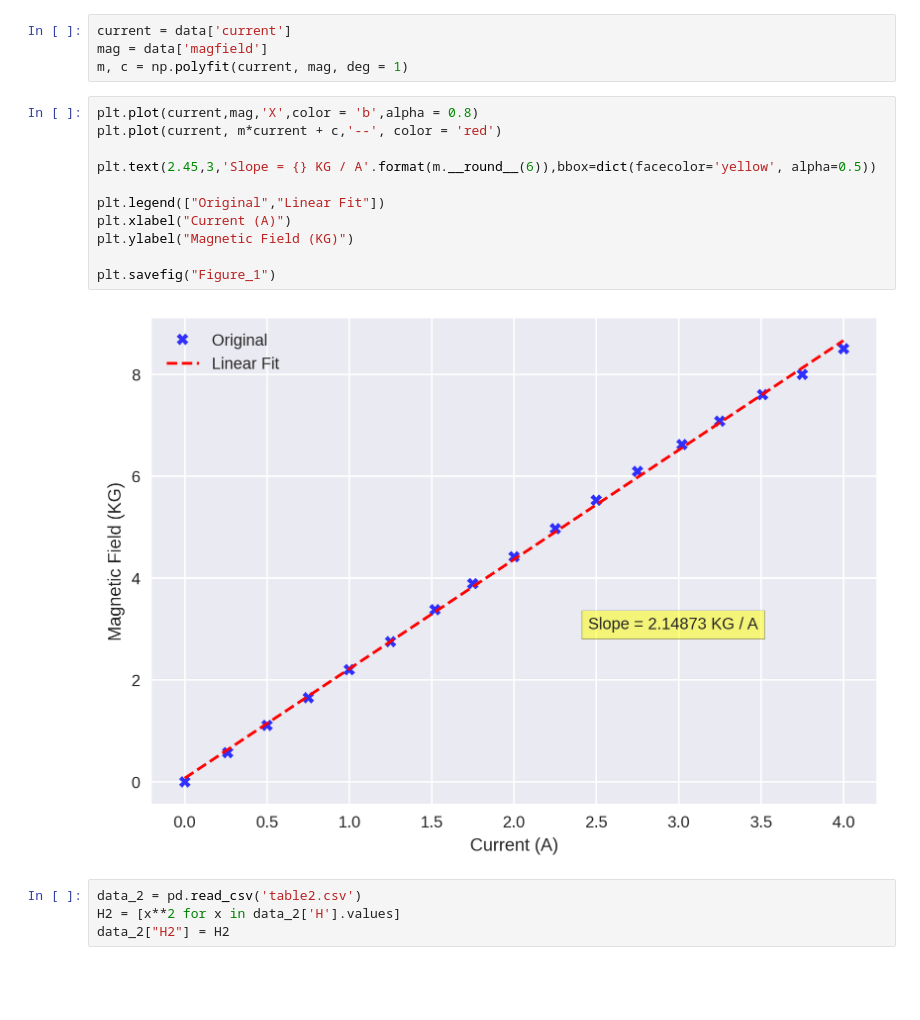
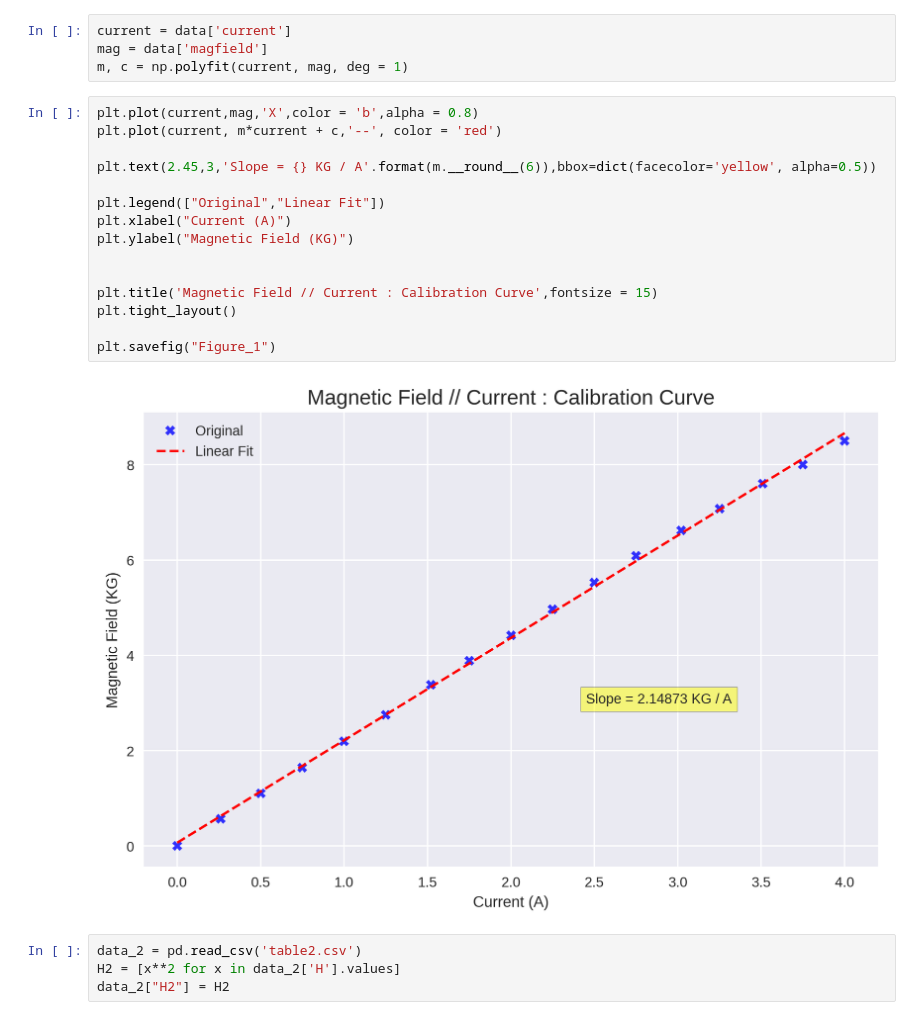
Before and after one commit to jithu7432/genlab-experiments, a Jupyter notebook: Qunicks Tube/test.ipynb, the cells around one changed output. Drawn from its saved outputs; the diff is of its cells as text; blank space fills up the shorter version.

Commit message:
graph

```diff
--- a/Qunicks Tube/test.ipynb
+++ b/Qunicks Tube/test.ipynb
@@ -19,16 +19,20 @@ m, c = np.polyfit(current, mag, deg = 1)
 # %%
 plt.plot(current,mag,'X',color = 'b',alpha = 0.8)
 plt.plot(current, m*current + c,'--', color = 'red')
 
 plt.text(2.45,3,'Slope = {} KG / A'.format(m.__round__(6)),bbox=dict(facecolor='yellow', alpha=0.5))
 
 plt.legend(["Original","Linear Fit"])
 plt.xlabel("Current (A)")
 plt.ylabel("Magnetic Field (KG)")
 
+
+plt.title('Magnetic Field // Current : Calibration Curve',fontsize = 15)
+plt.tight_layout()
+
 plt.savefig("Figure_1")
 # %% [output]
-[figure, old version]
+[figure, new version]
 # %%
 data_2 = pd.read_csv('table2.csv')
 H2 = [x**2 for x in data_2['H'].values]
```
Also changed, not shown: parts of 1 cell of this notebook, 2 other files.
